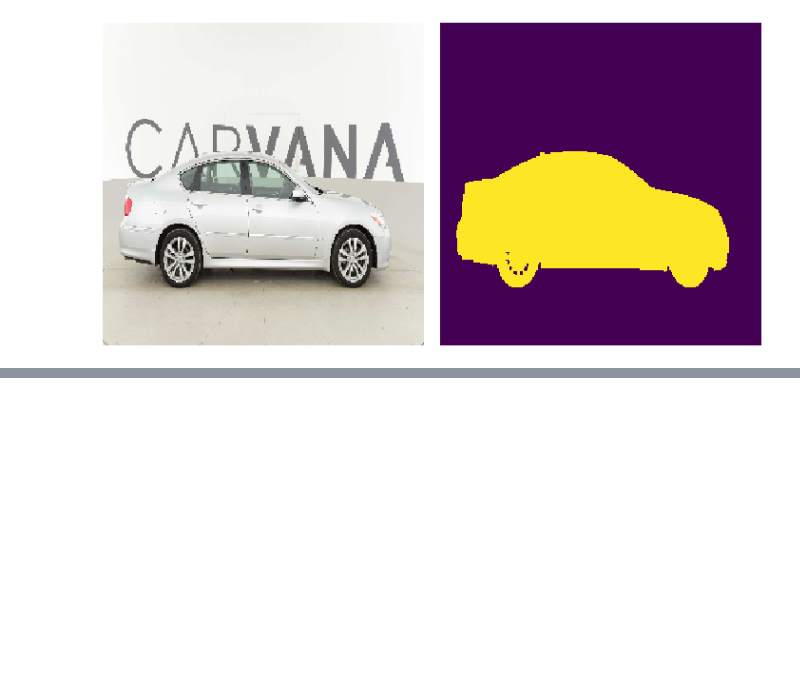
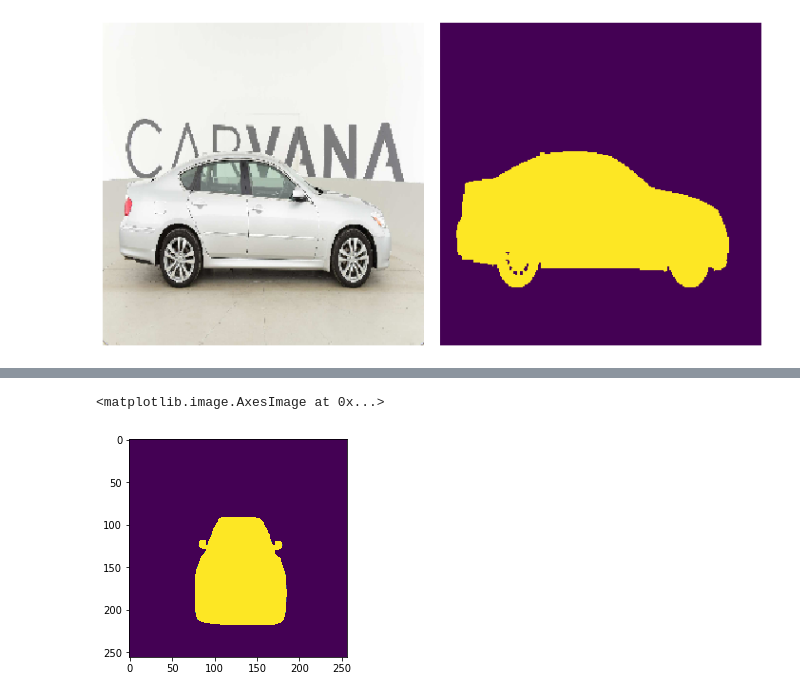
Before and after one commit to jpbacher/image-segmentation, a Jupyter notebook: notebooks/explore.ipynb, the cells around one changed output, grey strips where cells are left out. Cells and saved outputs as stored; diff of their text form; code cells hidden in the pictures; blank space fills up the shorter version.

```diff
--- a/notebooks/explore.ipynb
+++ b/notebooks/explore.ipynb
@@ -54,9 +54,10 @@ def plot_img_mask(img, mask, input_size=256):
     fig.tight_layout()
     plt.show()
 # %%
-img_ids = carvana_train['img_id'].values
+img_ids = carvana_df['img_id'].values
 np.random.shuffle(img_ids)
 img_id = img_ids[0]
+
 img, mask = get_img_mask_arrays(img_id)
 print(img.shape, mask.shape)
 plot_img_mask(img, mask)
@@ -65,0 +95,9 @@ plot_img_mask(img, mask)
+# %%
+train_masks2 = []
+for num, img in enumerate(train_masks):
+    train_masks2.append(cv2.cvtColor(img, cv2.COLOR_BGR2GRAY))
+# %%
+plt.imshow(train_masks2[0])
+# %% [output]
+<matplotlib.image.AxesImage at 0x...>
+[figure, added]
```
Also changed, not shown: parts of 14 cells of this notebook.
